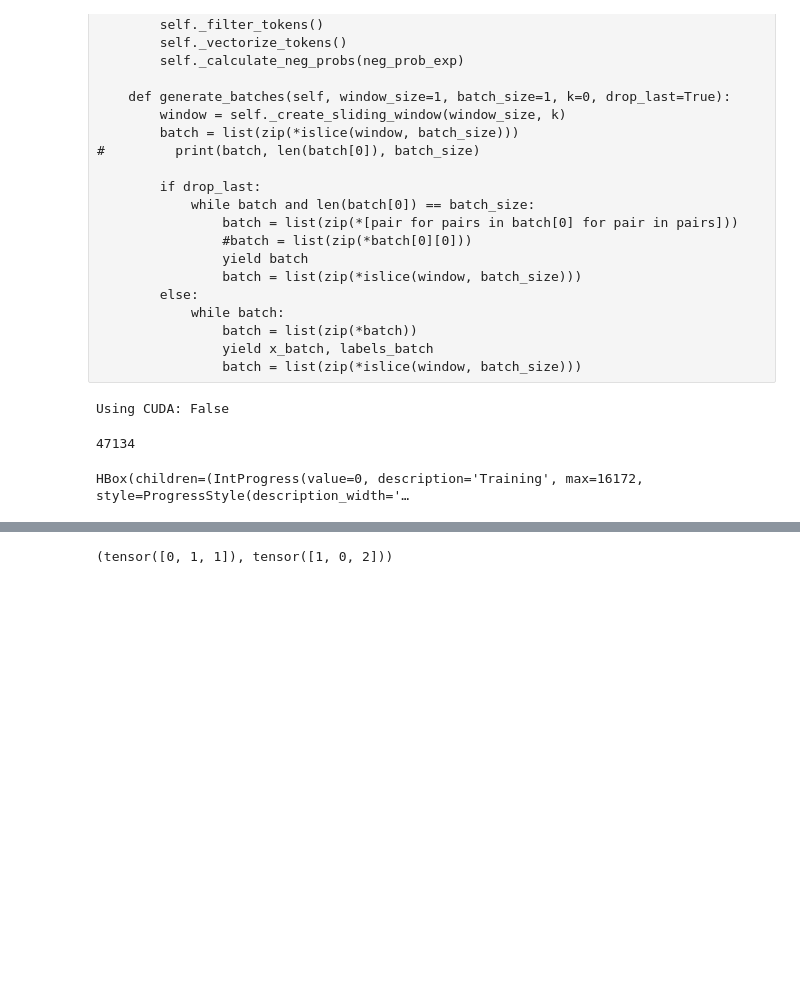
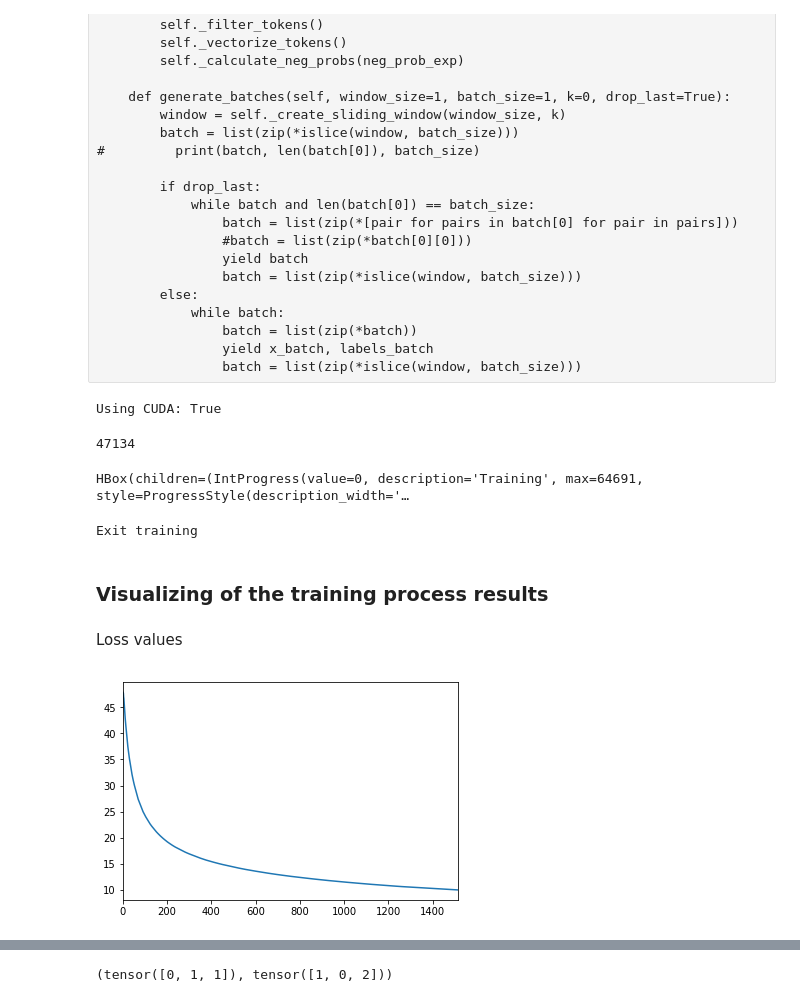
Before and after one commit to labdmitriy/dl_in_nlp, a Jupyter notebook: workshop_1/experiments/task5_negative_sampling.ipynb, the cells around one changed output, grey strips where cells are left out. Drawn from its saved outputs; the diff is of its cells as text; code cells hidden in the pictures; blank space fills up the shorter version.

Commit message:
workshop_1 task 5 in progress

```diff
--- a/workshop_1/experiments/task5_negative_sampling.ipynb
+++ b/workshop_1/experiments/task5_negative_sampling.ipynb
@@ -226,9 +226,20 @@ class SkipGramBatcher():
         self.token_neg_probs = list(token_neg_scores / np.sum(token_neg_scores))
 
     def _create_sliding_window(self, window_size):
-        tokens_size = len(self.tokens)
+#         tokens_size = len(self.tokens)
 
-        for i in range(0, tokens_size):
+#         for i in range(0, tokens_size):
+#             center_word = self.vectorized_tokens[i:i+1]
+#             left_context = self.vectorized_tokens[max(0, i - window_size): i]
+#             right_context = self.vectorized_tokens[i + 1: min(self.tokens_size, i + window_size + 1)]
+#             context = left_context + right_context
+#             window = [list(product(center_word, context))]
+#             yield window
+
+        tokens_idx = list(range(self.tokens_size))
+        np.random.shuffle(tokens_idx)
+
+        for i in tokens_idx: #range(0, tokens_size):
             center_word = self.vectorized_tokens[i:i+1]
             left_context = self.vectorized_tokens[max(0, i - window_size): i]
             right_context = self.vectorized_tokens[i + 1: min(self.tokens_size, i + window_size + 1)]
@@ -269,13 +277,16 @@ sg_batcher.prepare_data(cutoff=10, neg_prob_exp=0.75)
 # %%
 class NaiveWord2VecClassifier(nn.Module):
-    def __init__(self, vocabulary_size, embedding_size, token_neg_probs, k=1):
+    def __init__(self, vocabulary_size, embedding_size, token_neg_probs, neg_count=1):
         super().__init__()
         self.vocabulary_size = vocabulary_size
         self.embedding_size = embedding_size
         self.token_neg_probs = token_neg_probs
+        self.neg_count = neg_count
 
-#         self.weight_c = nn.Parameter(torch.randn(vocab_size, embedding_size))
-#         self.weight_o = nn.Parameter(torch.randn(embedding_size, vocab_size))
+#         self.emb_c = nn.Embedding(num_embeddings=vocabulary_size,
+#                                   embedding_dim=embedding_size)
+#         self.emb_o = nn.Embedding(num_embeddings=vocabulary_size,
+#                                   embedding_dim=embedding_size)
         self.emb_c = nn.utils.weight_norm(nn.Embedding(num_embeddings=vocabulary_size,
                                   embedding_dim=embedding_size), dim=1)
         self.emb_o = nn.utils.weight_norm(nn.Embedding(num_embeddings=vocabulary_size,
@@ -286,7 +297,7 @@ class NaiveWord2VecClassifier(nn.Module):
         v_c_embedded = self.emb_c(v_c).unsqueeze(1)
 
         # (b, k)
-        neg_samples = self.generate_neg_outputs(k=3, batch_size=v_c.shape[0])
+        neg_samples = self.generate_neg_outputs(k=self.neg_count, batch_size=v_c.shape[0])
 
         # emb(b, k, d)
         neg_embedded = self.emb_o(neg_samples)
@@ -307,7 +318,7 @@ class NaiveWord2VecClassifier(nn.Module):
                                             size=batch_size * k,
                                             replace=True,
                                             p=self.token_neg_probs).reshape(batch_size, -1)
-        negative_outputs = torch.from_numpy(negative_outputs)
+        negative_outputs = torch.from_numpy(negative_outputs).to(args.device)
         return negative_outputs
 # %%
 def set_seeds(seed):
@@ -325,15 +336,16 @@ args = Namespace(
 
     seed = 42,
     cutoff = 10,
-    window_size = 3,
+    window_size = 1,
     stride = 1,
-    batch_size = 1024,
+    batch_size = 256,
     learning_rate = 0.03,
     iterations = 1000,
-    save_iterations = 100,
+    save_iterations = 1e8,
     early_stopping_criteria = 1e8,
     factor=0.5,
     patience=5000,
+    neg_count=5,
 
     cuda=True
 )
@@ -372,7 +384,7 @@ if not torch.cuda.is_available():
 print(f'Using CUDA: {args.cuda}')
 args.device = torch.device('cuda' if args.cuda else 'cpu')
 # %% [output]
-Using CUDA: False
+Using CUDA: True
 # %%
 sg_batcher = SkipGramBatcher.from_file(args.file_path)
 sg_batcher.prepare_data(cutoff=args.cutoff)
@@ -387,7 +399,8 @@ set_seeds(args.seed)
 
 classifier = NaiveWord2VecClassifier(vocabulary_size=vocabulary_size,
                                      embedding_size=args.embedding_size,
-                                     token_neg_probs=token_neg_probs)
+                                     token_neg_probs=token_neg_probs,
+                                     neg_count=args.neg_count)
 classifier = classifier.to(args.device)
 
 loss_func = nn.CrossEntropyLoss(reduction='mean')
@@ -425,6 +438,7 @@ try:
         y_out = classifier(v_c=x_batch, v_o=labels_batch)
 
         loss = -torch.sum(F.logsigmoid(y_out[:, :, 0])) - torch.sum(F.logsigmoid(-y_out[:, :, 1:]))
+        loss = loss / args.batch_size
         loss_value = loss.item()
         running_loss += (loss_value - running_loss) / (batch_idx)
         loss.backward()
@@ -456,4 +470,15 @@ try:
 except KeyboardInterrupt:
     print('Exit training')
 # %% [output]
-HBox(children=(IntProgress(value=0, description='Training', max=16172, style=ProgressStyle(description_width='…
+HBox(children=(IntProgress(value=0, description='Training', max=64691, style=ProgressStyle(description_width='…
+Exit training
+# %% [markdown]
+### Visualizing of the training process results
+# %% [markdown]
+Loss values
+# %%
+train_state_df = pd.DataFrame(train_state)
+train_state_df['loss'].plot()
+plt.show()
+# %% [output]
+[figure, added]
```
Also changed, not shown: parts of 62 cells of this notebook.
